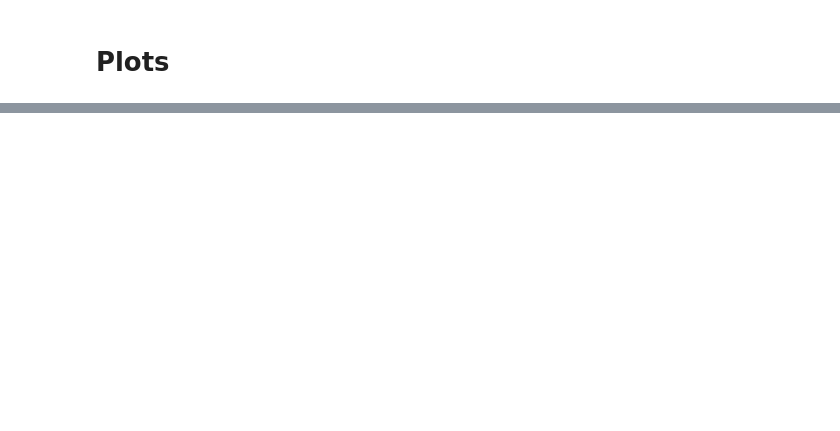
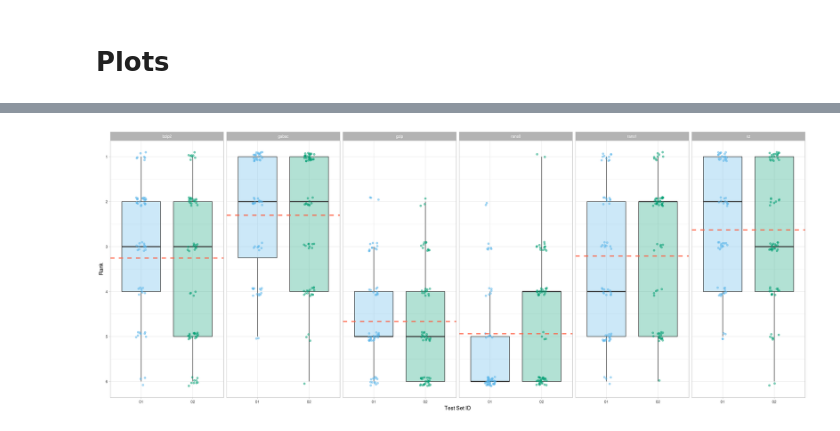
Before and after one commit to voges/gabac, a Jupyter notebook: scripts/codec_comparison/plots.ipynb, the cells around one changed output, grey strips where cells are left out. Cells and saved outputs as stored; diff of their text form; code cells hidden in the pictures; blank space fills up the shorter version.

```diff
--- a/scripts/codec_comparison/plots.ipynb
+++ b/scripts/codec_comparison/plots.ipynb
@@ -5,14 +5,19 @@
 # %%
 # Install libraries
 #install.packages("dplyr")
+#install.packages("ggplot2")
+#install.packages("IRdisplay")
 
 # Load libraries
 library("dplyr", warn.conflicts = FALSE)
+library("ggplot2")
+library("IRdisplay")
 
 # Load the data
-dataframe = read.csv("results/MPEG-G_streams_summary.csv")
-#dataframe = read.csv("results/CRAM_streams_summary.csv")
-#dataframe = read.csv("results/DeeZ_streams_summary.csv")
+#dataframe = read.csv("results/MPEG-G.csv")
+#dataframe = read.csv("results/CRAM.csv")
+#dataframe = read.csv("results/DeeZ.csv")
+dataframe = read.csv("results/CRAM_and_DeeZ.csv")
 
 # Compute a dataframe containing the medians
 tmp <- dataframe %>% dplyr::group_by(codec) %>% dplyr::summarize(median_compression_time = median(compression_time_s))
@@ -34,3 +39,80 @@ means <- means %>% dplyr::inner_join(tmp3, by = "codec")
 #print(dataframe)
 #print(medians)
 #print(means)
+
+# Do not generate Rplots.pdf
+pdf(NULL)
+
+# Color blind-friendly palette
+cbPalette <- c("#56B4E9", "#009E73", "#999999", "#E69F00", "#F0E442", "#0072B2", "#D55E00", "#CC79A7")
+
+# Rank of compression performance vs. rank of speed performance v1
+#print("Rank of compression performance vs. rank of speed performance v1")
+#ggplot2::ggplot(dataframe, aes(x = compression_speed_rank, y = compression_rank, color = codec)) +
+#  ggplot2::geom_jitter(aes(color = as.factor(codec)), size = 1.5, width = 0.15, height = 0.15, alpha = 0.2) +
+#  ggplot2::geom_point(data = medians, aes(x = median_compression_speed_rank, y = median_compression_rank), size = 7, shape = 18) +
+#  ggplot2::scale_x_continuous(breaks = c(1:6), labels = c(1:6)) +
+#  ggplot2::scale_y_reverse(breaks = c(1:6), labels = c(1:6)) +
+#  ggplot2::guides(color = guide_legend(title = "Codec")) +
+#  ggplot2::theme_light() +
+#  ggplot2::scale_fill_manual(values = cbPalette) +
+#  ggplot2::scale_colour_manual(values = cbPalette) +
+#  ggplot2::labs(title = "Rank of compression performance vs. rank of compression speed performance", subtitle = "Solid diamonds: medians", x = "Rank of compression speed performance", y = "Rank of compression performance") +
+#  ggplot2::ggsave(file = "Rank_of_compression_performance_vs_rank_of_compression_speed_performance_v1.png", width = 25, height = 25, units = "cm") +
+#  ggplot2::ggsave(file = "Rank_of_compression_performance_vs_rank_of_compression_speed_performance_v1.pdf", width = 25, height = 25, units = "cm")
+#display_png(file = "Rank_of_compression_performance_vs_rank_of_compression_speed_performance_v1.png")
+
+# Rank of compression performance vs. rank of speed performance v2
+#print("Rank of compression performance vs. rank of speed performance v2")
+#ggplot2::ggplot(dataframe, aes(x = compression_speed_rank, y = compression_rank, color = codec)) +
+#  ggplot2::geom_count(shape = 1, aes(size = ..n..), stroke = 1) +
+#  ggplot2::geom_count(alpha = 0.05, shape = 16, aes(size = ..n..), stroke = 0) +
+#  ggplot2::scale_size_area(max_size = 35) +
+#  #ggplot2::geom_point(data = medians, aes(x = median_compression_speed_rank, y = median_compression_rank), size = 20, shape = 4, stroke = 1.5) +
+#  ggplot2::scale_x_continuous(breaks = c(1:6), labels = c(1:6)) +
+#  ggplot2::scale_y_reverse(breaks = c(1:6), labels = c(1:6)) +
+#  ggplot2::guides(color = guide_legend(title = "Codec")) +
+#  ggplot2::theme_light() +
+#  ggplot2::scale_fill_manual(values = cbPalette) +
+#  ggplot2::scale_colour_manual(values = cbPalette) +
+#  ggplot2::labs(title = "Rank of compression performance vs. rank of compression speed performance", subtitle = "Crosses: medians", x = "Rank of compression speed performance", y = "Rank of compression performance") +
+#  ggplot2::ggsave(file = "Rank_of_compression_performance_vs_rank_of_compression_speed_performance_v2.png", width = 25, height = 25, units = "cm") +
+#  ggplot2::ggsave(file = "Rank_of_compression_performance_vs_rank_of_compression_speed_performance_v2.pdf", width = 25, height = 25, units = "cm")
+#display_png(file = "Rank_of_compression_performance_vs_rank_of_compression_speed_performance_v2.png")
+
+# Rank of compression performance
+print("Rank of compression performance")
+ggplot2::ggplot(dataframe, aes(x = as.factor(test_set), y = compression_rank)) +
+  ggplot2::geom_boxplot(aes(fill = as.factor(test_set)), outlier.shape = NA, alpha = 0.3) +
+  ggplot2::geom_jitter(aes(color = as.factor(test_set)), size = 1.5, width = 0.1, height = 0.1, alpha = 0.5) +
+  ggplot2::geom_hline(data = means, aes(yintercept = mean_compression_rank), linetype = "dashed", color = "tomato", size = 1) +
+  ggplot2::scale_x_discrete(labels = function(x) stringr::str_pad(x, width = 2, pad = "0")) +
+  ggplot2::scale_y_reverse(breaks = c(1:6), labels = c(1:6)) +
+  ggplot2::facet_grid(cols = vars(codec)) +
+  ggplot2::theme_light() +
+  ggplot2::scale_fill_manual(values = cbPalette) +
+  ggplot2::scale_colour_manual(values = cbPalette) +
+  ggplot2::theme(legend.position = "none") +
+  ggplot2::labs(x = "Test Set ID", y = "Rank") +
+  ggplot2::ggsave(file = "Rank_of_compression_performance.png", width = 50, height = 20, units = "cm") +
+  ggplot2::ggsave(file = "Rank_of_compression_performance.pdf", width = 50, height = 20, units = "cm")
+display_png(file = "Rank_of_compression_performance.png")
+
+# Rank of speed performance
+print("Rank of speed performance")
+ggplot2::ggplot(dataframe, aes(x = as.factor(test_set), y = compression_speed_rank)) +
+  ggplot2::geom_boxplot(aes(fill = as.factor(test_set)), outlier.shape = NA, alpha = 0.3) +
+  ggplot2::geom_jitter(aes(color = as.factor(test_set)), size = 1.5, width = 0.1, height = 0.1, alpha = 0.5) +
+  ggplot2::geom_hline(data = means, aes(yintercept = mean_compression_speed_rank), linetype = "dashed", color = "tomato", size = 1) +
+  ggplot2::scale_x_discrete(labels = function(x) stringr::str_pad(x, width = 2, pad = "0")) +
+  ggplot2::scale_y_reverse(breaks = c(1:6), labels = c(1:6)) +
+  ggplot2::facet_grid(cols = vars(codec)) +
+  ggplot2::theme_light() +
+  ggplot2::scale_fill_manual(values = cbPalette) +
+  ggplot2::scale_colour_manual(values = cbPalette) +
+  ggplot2::theme(legend.position = "none") +
+  ggplot2::labs(x = "Test Set ID", y = "Rank") +
+  ggplot2::ggsave(file = "Rank_of_compression_speed_performance.png", width = 50, height = 20, units = "cm") +
+  ggplot2::ggsave(file = "Rank_of_compression_speed_performance.pdf", width = 50, height = 20, units = "cm")
+display_png(file = "Rank_of_compression_speed_performance.png")
+# %% [output]
@@ -36,0 +120 @@ means <- means %>% dplyr::inner_join(tmp3, by = "codec")
+[figure, added]
```
Also changed, not shown: parts of 6 cells of this notebook, 8 other files.
